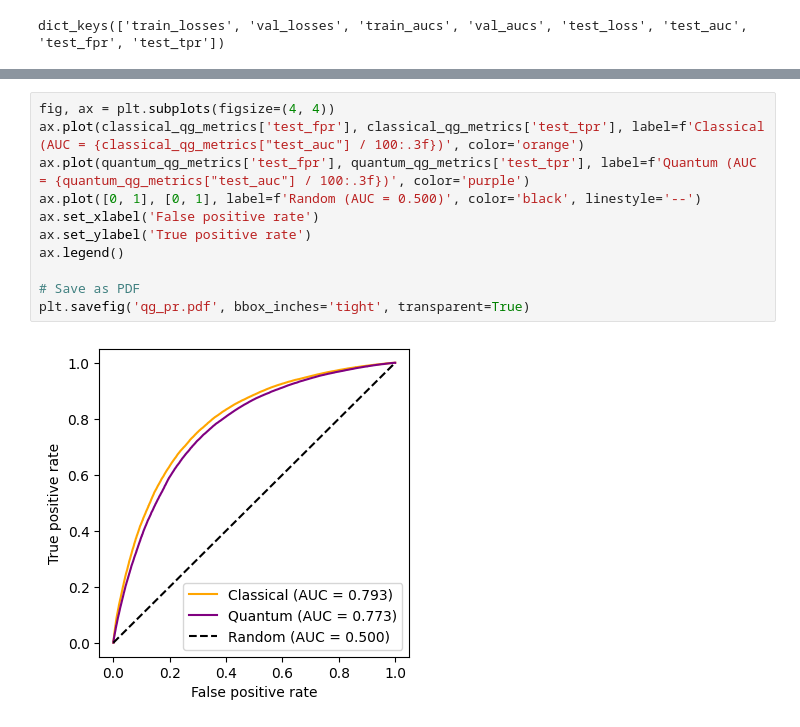
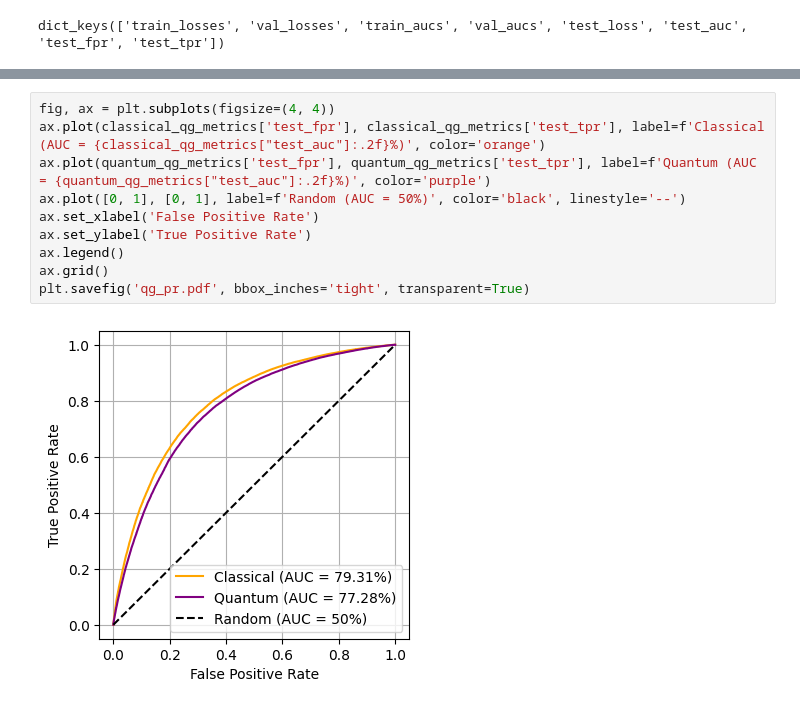
Before and after one commit to salcc/QuantumTransformers, a Jupyter notebook: notebooks/visualizations.ipynb, the cells around one changed output, grey strips where cells are left out. Cells and saved outputs as stored; diff of their text form.

```diff
--- a/notebooks/visualizations.ipynb
+++ b/notebooks/visualizations.ipynb
@@ -214,13 +217,12 @@ plt.show()
 # %%
 fig, ax = plt.subplots(figsize=(4, 4))
-ax.plot(classical_qg_metrics['test_fpr'], classical_qg_metrics['test_tpr'], label=f'Classical (AUC = {classical_qg_metrics["test_auc"] / 100:.3f})', color='orange')
-ax.plot(quantum_qg_metrics['test_fpr'], quantum_qg_metrics['test_tpr'], label=f'Quantum (AUC = {quantum_qg_metrics["test_auc"] / 100:.3f})', color='purple')
-ax.plot([0, 1], [0, 1], label=f'Random (AUC = 0.500)', color='black', linestyle='--')
-ax.set_xlabel('False positive rate')
-ax.set_ylabel('True positive rate')
+ax.plot(classical_qg_metrics['test_fpr'], classical_qg_metrics['test_tpr'], label=f'Classical (AUC = {classical_qg_metrics["test_auc"]:.2f}%)', color='orange')
+ax.plot(quantum_qg_metrics['test_fpr'], quantum_qg_metrics['test_tpr'], label=f'Quantum (AUC = {quantum_qg_metrics["test_auc"]:.2f}%)', color='purple')
+ax.plot([0, 1], [0, 1], label=f'Random (AUC = 50%)', color='black', linestyle='--')
+ax.set_xlabel('False Positive Rate')
+ax.set_ylabel('True Positive Rate')
 ax.legend()
-
-# Save as PDF
+ax.grid()
 plt.savefig('qg_pr.pdf', bbox_inches='tight', transparent=True)
 # %% [output]
-[figure, old version]
+[figure, new version]
```
Also changed, not shown: parts of 3 cells of this notebook.
